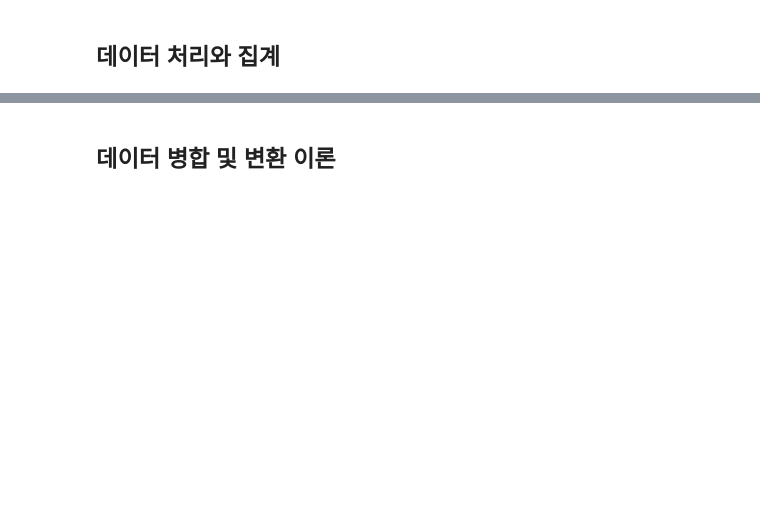
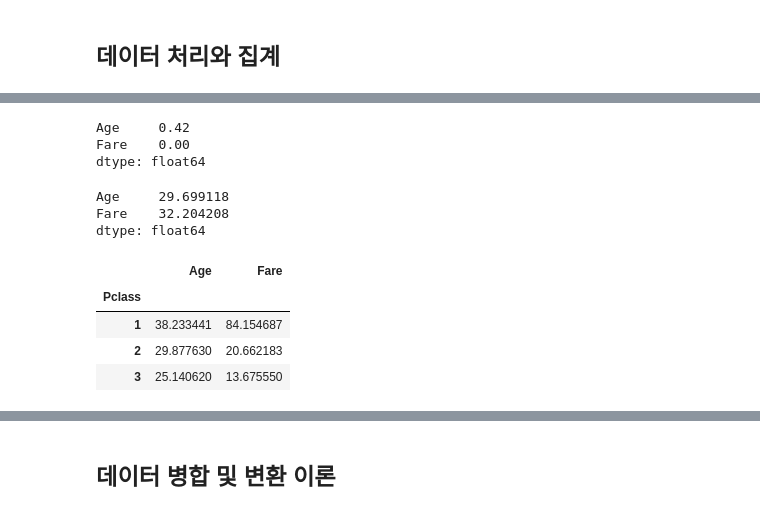
Before and after one commit to Yuwolx/ds_TIL, a Jupyter notebook: 2_pandas_advanced/pandas_advanced.ipynb, the cells around one changed output, grey strips where cells are left out. Saved outputs shown, nothing was run; the diff lists cells and outputs as text; code cells hidden in the pictures; blank space fills up the shorter version.

```diff
--- a/2_pandas_advanced/pandas_advanced.ipynb
+++ b/2_pandas_advanced/pandas_advanced.ipynb
@@ -222,18 +372,34 @@ titanic_df.count()
 # %%
-# 평균
-titanic_df[['Age', 'Fare']].mean()
+
 
 # 합계
 titanic_df[['Age', 'Fare']].sum()
 
 # 최솟값
 titanic_df[['Age', 'Fare']].min()
+# %% [output]
+Age     0.42
+Fare    0.00
+dtype: float64
+# %%
+# 평균
+titanic_df[['Age', 'Fare']].mean()
+# %% [output]
+Age     29.699118
+Fare    32.204208
+dtype: float64
 # %%
 # groupby 객체 생성
 titanic_groupby = titanic_df.groupby('Pclass')
 
 # Age와 Fare에 대해 count
-titanic_groupby[['Age', 'Fare']].count()
+titanic_groupby[['Age', 'Fare']].mean()
+# %% [output]
+|  | Age | Fare |
+| Pclass |  |  |
+| 1 | 38.233441 | 84.154687 |
+| 2 | 29.877630 | 20.662183 |
+| 3 | 25.140620 | 13.675550 |
 # %%
 # 최대값과 최소값을 나란히 출력
 titanic_df.groupby('Pclass')['Age'].max(), titanic_df.groupby('Pclass')['Age'].min()
```
Also changed, not shown: parts of 45 cells of this notebook.
